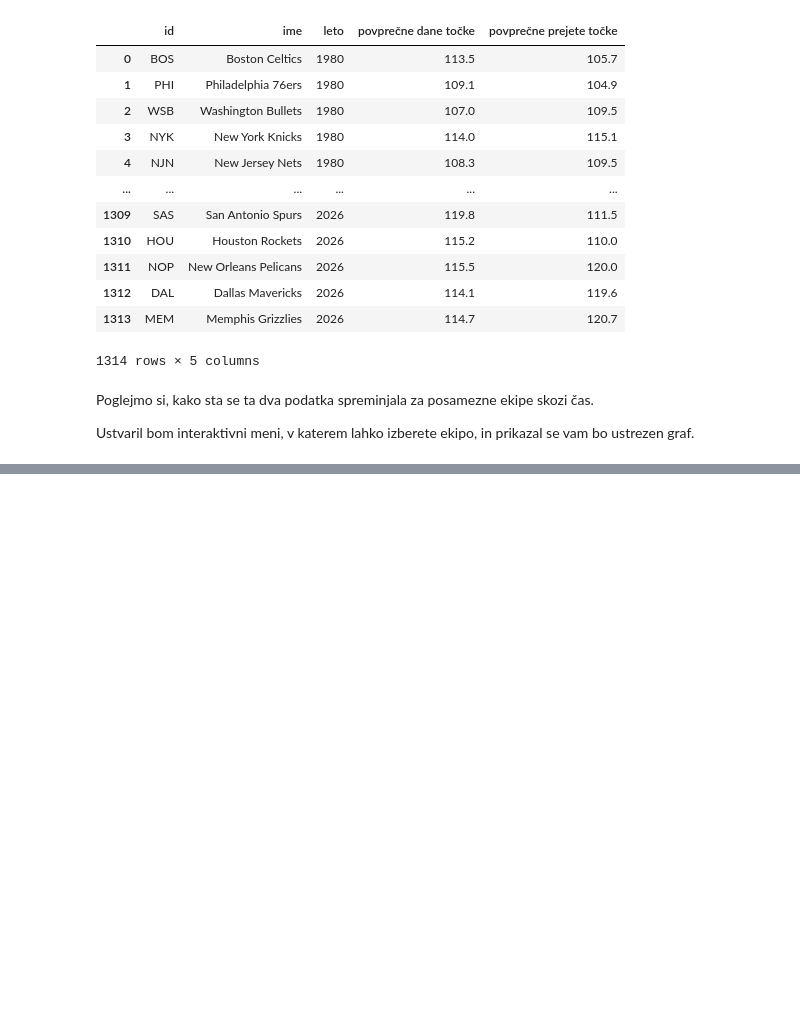
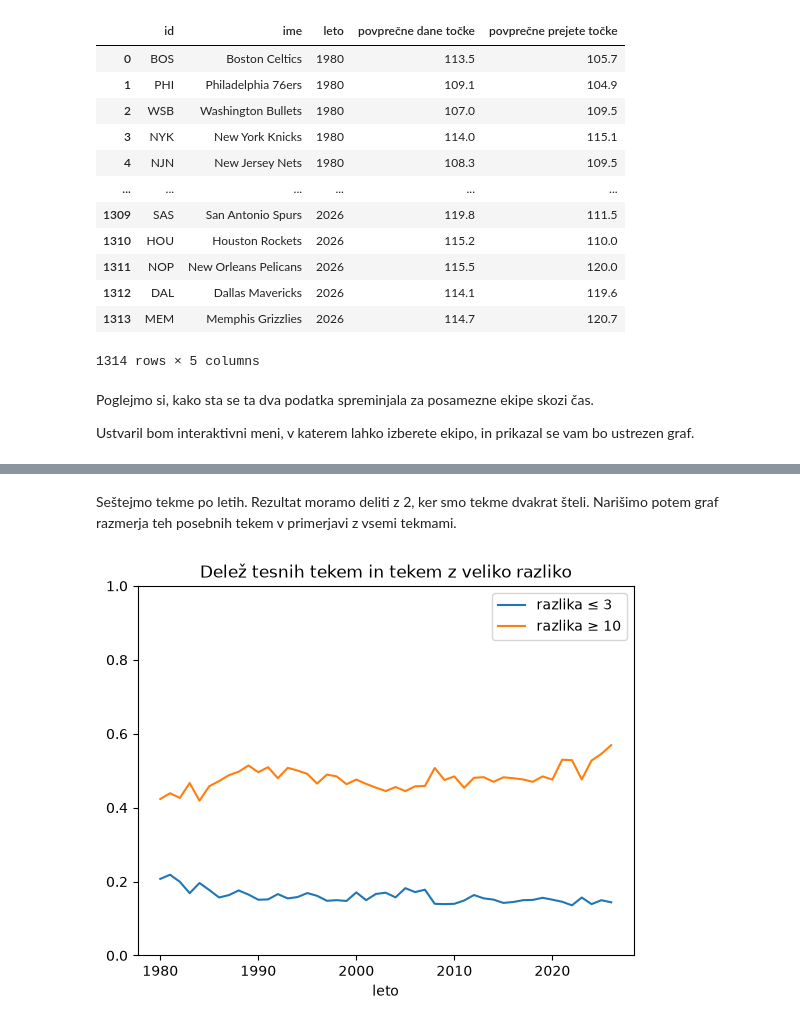
Before and after one commit to Benjamin-Rajer/UVP_projektna_naloga, a Jupyter notebook: analiza_podatkov.ipynb, the cells around one changed output, grey strips where cells are left out. Cells and saved outputs as stored; diff of their text form; code cells hidden in the pictures; blank space fills up the shorter version.

```diff
--- a/analiza_podatkov.ipynb
+++ b/analiza_podatkov.ipynb
@@ -156,0 +203,21 @@ interactive(children=(Dropdown(description='Ekipa:', options=('Boston Celtics',
+# %%
+raz["tesna razlika"] = raz["zmage <= 3"] + raz["porazi <= 3"]
+raz["velika razlika"] = raz["zmage >= 10"] + raz["porazi >= 10"]
+raz["število tekem"] = raz["zmage doma"] + raz["porazi doma"] + raz["zmage v gosteh"] + raz["porazi v gosteh"]
+# %% [markdown]
+Seštejmo tekme po letih. Rezultat moramo deliti z 2, ker smo tekme dvakrat šteli. Narišimo potem graf razmerja teh posebnih tekem v primerjavi z vsemi tekmami.
+# %%
+posebne_tekme = raz.groupby("leto")[["tesna razlika", "velika razlika", "število tekem"]].sum() / 2
+posebne_tekme["delež tesnih"] = posebne_tekme["tesna razlika"] / posebne_tekme["število tekem"]
+posebne_tekme["delež velika razlika"] = posebne_tekme["velika razlika"] / posebne_tekme["število tekem"]
+
+graf4 = posebne_tekme.plot(
+    y=["delež tesnih", "delež velika razlika"],
+    title="Delež tesnih tekem in tekem z veliko razliko"
+)
+
+graf4.set_ylim(0, 1)
+graf4.legend(["razlika ≤ 3", "razlika ≥ 10"])
+graf4;
+# %% [output]
+[figure, added]
```
Also changed, not shown: parts of 17 cells of this notebook, 3 other files.
